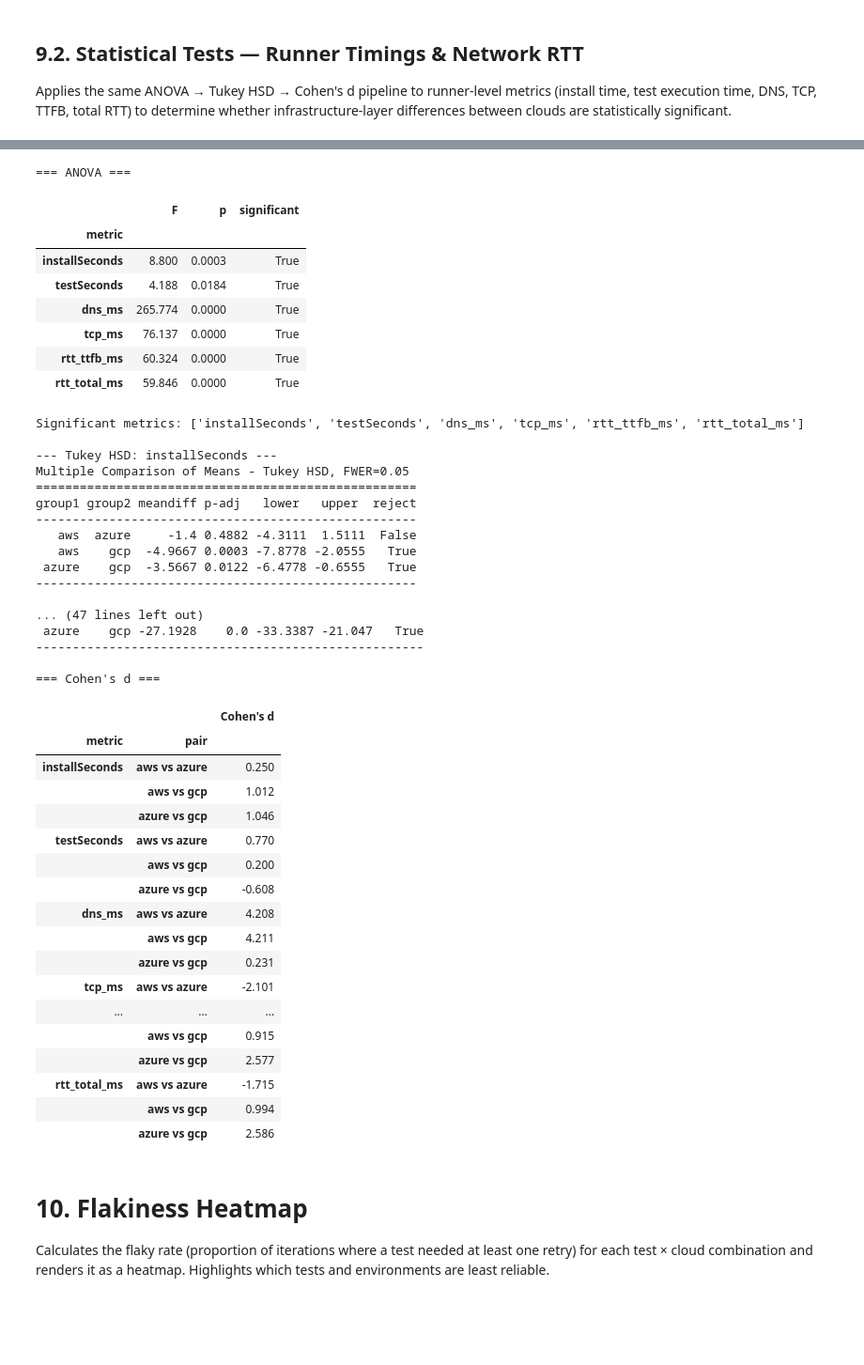
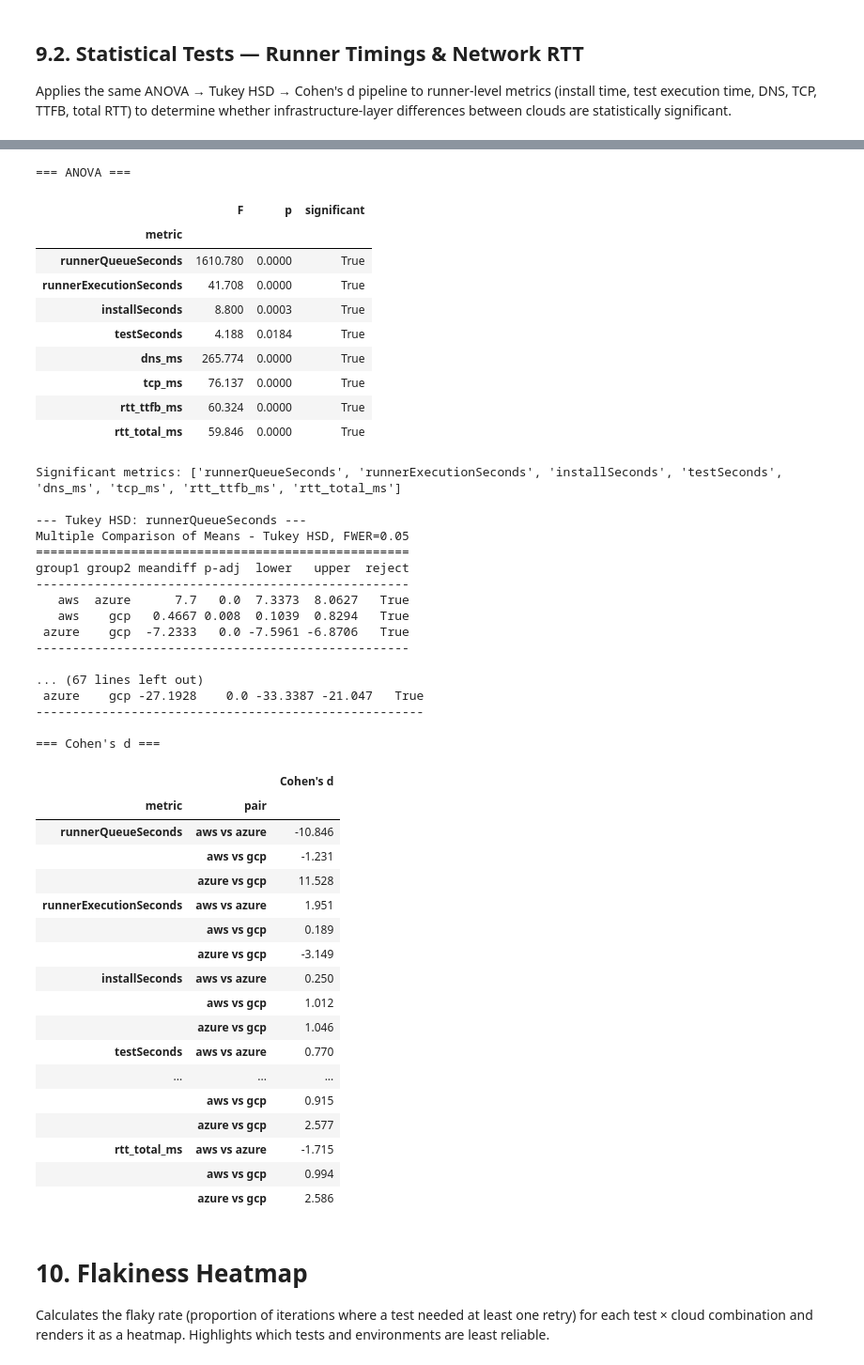
Before and after one commit to asuujx/master-thesis, a Jupyter notebook: data/descriptive.ipynb, the cells around one changed output, grey strips where cells are left out. Shown at 94% size. Drawn from its saved outputs; the diff is of its cells as text; code cells hidden in the pictures; blank space fills up the shorter version.

```diff
--- a/data/descriptive.ipynb
+++ b/data/descriptive.ipynb
@@ -396,0 +555,41 @@ Multiple Comparison of Means - Tukey HSD, FWER=0.05
+# %%
+phase_colors = {
+    'dnsLookup':        '#a6cee3',
+    'tcpConnect':       '#1f78b4',
+    'tlsHandshake':     '#b2df8a',
+    'serverProcessing': '#e31a1c',
+    'contentDownload':  '#ff7f00',
+}
+phase_labels = {
+    'dnsLookup':        'DNS lookup',
+    'tcpConnect':       'TCP connect',
+    'tlsHandshake':     'TLS handshake',
+    'serverProcessing': 'Server processing',
+    'contentDownload':  'Content download',
+}
+
+means = df.groupby('cloud')[NAV_METRICS].mean()
+
+fig, ax = plt.subplots(figsize=(7, 4))
+clouds = ['aws', 'azure', 'gcp']
+x = np.arange(len(clouds))
+width = 0.5
+bottom = np.zeros(len(clouds))
+
+for col in NAV_METRICS:
+    vals = [means.loc[c, col] for c in clouds]
+    ax.bar(x, vals, width, bottom=bottom,
+           label=phase_labels[col], color=phase_colors[col], edgecolor='white')
+    bottom += np.array(vals)
+
+ax.set_xticks(x)
+ax.set_xticklabels([c.upper() for c in clouds])
+ax.set_ylabel('Mean time (ms)')
+ax.set_title('Client-side request lifecycle breakdown per cloud')
+ax.legend(loc='upper right', fontsize=9)
+fig.tight_layout()
+fig.savefig(FIGURES / 'rtt_decomposition_stacked.png', dpi=300)
+plt.show()
+
+print("\nMean breakdown per cloud (ms):")
+display(means[NAV_METRICS].round(2))
@@ -485,5 +749,7 @@ Applies the same ANOVA → Tukey HSD → Cohen's d pipeline to runner-level metr
 # %%
-RTT_COLS = ['installSeconds', 'testSeconds', 'dns_ms', 'tcp_ms', 'rtt_ttfb_ms', 'rtt_total_ms']
+RTT_COLS = ['runnerQueueSeconds', 'runnerExecutionSeconds',
+            'installSeconds', 'testSeconds',
+            'dns_ms', 'tcp_ms', 'rtt_ttfb_ms', 'rtt_total_ms']
 
 rtt_anova = []
 for col in RTT_COLS:
@@ -505,53 +771,55 @@ for col in rtt_sig:
     print(tukey)
 
 rtt_effects = []
 for col in rtt_sig:
     grp = runner_df.groupby('cloud')[col]
     for a, b in [('aws', 'azure'), ('aws', 'gcp'), ('azure', 'gcp')]:
         d = cohens_d(grp.get_group(a).dropna(), grp.get_group(b).dropna())
         rtt_effects.append({'metric': col, 'pair': f'{a} vs {b}', "Cohen's d": round(d, 3)})
 
 print("\n=== Cohen's d ===")
 display(pd.DataFrame(rtt_effects).set_index(['metric', 'pair']))
 # %% [output]
 === ANOVA ===
 |  | F | p | significant |
 | metric |  |  |  |
+| runnerQueueSeconds | 1610.780 | 0.0000 | True |
+| runnerExecutionSeconds | 41.708 | 0.0000 | True |
 | installSeconds | 8.800 | 0.0003 | True |
 | testSeconds | 4.188 | 0.0184 | True |
 | dns_ms | 265.774 | 0.0000 | True |
 | tcp_ms | 76.137 | 0.0000 | True |
 | rtt_ttfb_ms | 60.324 | 0.0000 | True |
 | rtt_total_ms | 59.846 | 0.0000 | True |
-Significant metrics: ['installSeconds', 'testSeconds', 'dns_ms', 'tcp_ms', 'rtt_ttfb_ms', 'rtt_total_ms']
+Significant metrics: ['runnerQueueSeconds', 'runnerExecutionSeconds', 'installSeconds', 'testSeconds', 'dns_ms', 'tcp_ms', 'rtt_ttfb_ms', 'rtt_total_ms']
 
---- Tukey HSD: installSeconds ---
+--- Tukey HSD: runnerQueueSeconds ---
 Multiple Comparison of Means - Tukey HSD, FWER=0.05
-====================================================
-group1 group2 meandiff p-adj   lower   upper  reject
-----------------------------------------------------
-   aws  azure     -1.4 0.4882 -4.3111  1.5111  False
-   aws    gcp  -4.9667 0.0003 -7.8778 -2.0555   True
- azure    gcp  -3.5667 0.0122 -6.4778 -0.6555   True
-----------------------------------------------------
+===================================================
+group1 group2 meandiff p-adj  lower   upper  reject
+---------------------------------------------------
+   aws  azure      7.7   0.0  7.3373  8.0627   True
+   aws    gcp   0.4667 0.008  0.1039  0.8294   True
+ azure    gcp  -7.2333   0.0 -7.5961 -6.8706   True
+---------------------------------------------------
 
-... (47 lines left out)
+... (67 lines left out)
  azure    gcp -27.1928    0.0 -33.3387 -21.047   True
 -----------------------------------------------------
 
 === Cohen's d ===
 |  |  | Cohen's d |
 | metric | pair |  |
+| runnerQueueSeconds | aws vs azure | -10.846 |
+|  | aws vs gcp | -1.231 |
+|  | azure vs gcp | 11.528 |
+| runnerExecutionSeconds | aws vs azure | 1.951 |
+|  | aws vs gcp | 0.189 |
+|  | azure vs gcp | -3.149 |
 | installSeconds | aws vs azure | 0.250 |
 |  | aws vs gcp | 1.012 |
 |  | azure vs gcp | 1.046 |
 | testSeconds | aws vs azure | 0.770 |
-|  | aws vs gcp | 0.200 |
-|  | azure vs gcp | -0.608 |
-| dns_ms | aws vs azure | 4.208 |
-|  | aws vs gcp | 4.211 |
-|  | azure vs gcp | 0.231 |
-| tcp_ms | aws vs azure | -2.101 |
 | ... | ... | ... |
 |  | aws vs gcp | 0.915 |
 |  | azure vs gcp | 2.577 |
```
Also changed, not shown: parts of 13 cells of this notebook.
